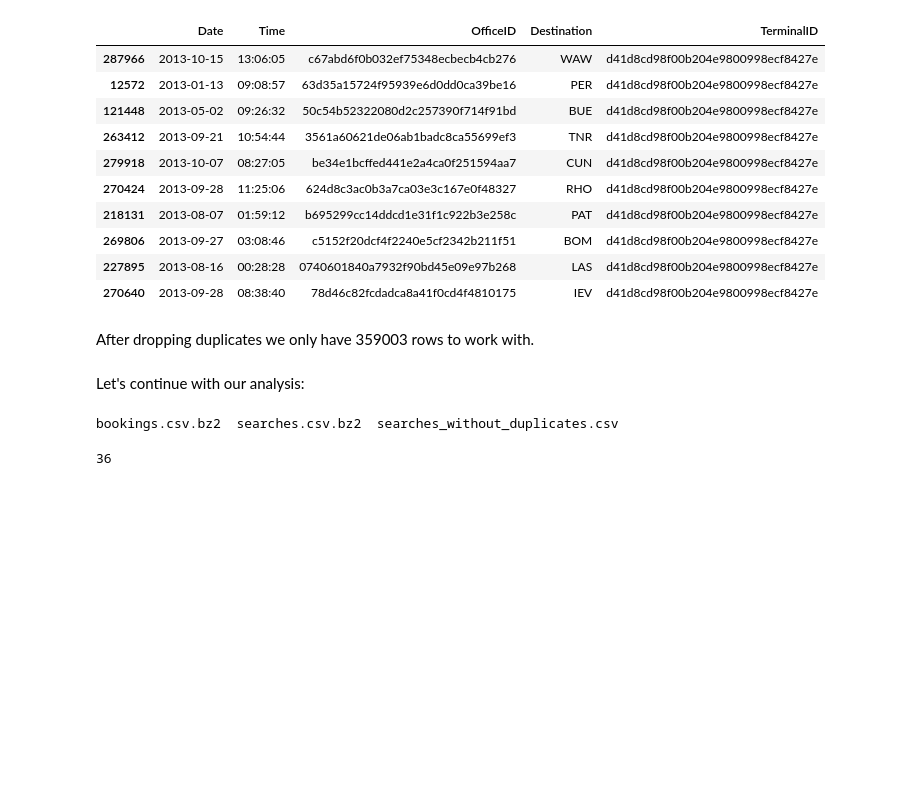
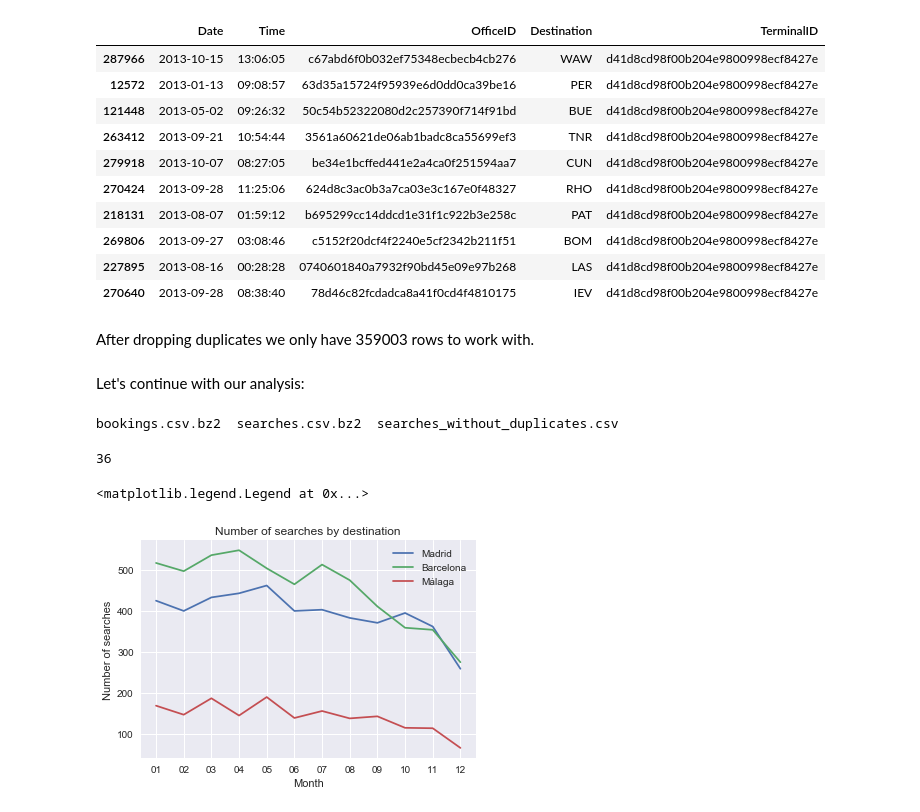
Before and after one commit to Laurajmoreno/DS_Challenge, a Jupyter notebook: Exercise 3 - Number of searches for Madrid, Barcelona and Malaga.ipynb, the cells around one changed output. Saved outputs shown, nothing was run; the diff lists cells and outputs as text; code cells hidden in the pictures; blank space fills up the shorter version.

```diff
--- a/Exercise 3 - Number of searches for Madrid, Barcelona and Malaga.ipynb
+++ b/Exercise 3 - Number of searches for Madrid, Barcelona and Malaga.ipynb
@@ -340,7 +340,8 @@ all_chunks= []
 chunk_counter=0
 
 for df in reader:
-    all_chunks.append(df.drop_duplicates())
+    all_chunks=all_chunks.append(df)
+    all_chunks.drop_duplicates(inplace=True)
     chunk_counter+=1
 
 print(chunk_counter)
@@ -350,0 +350,11 @@ unique_searches_sample = pd.concat(all_chunks)
+# %%
+reader = pd.read_csv('/home/dsc/Data/challenge/searches.csv.bz2',compression='bz2',sep='^', usecols=['Date','Time','OfficeID','TerminalID','Destination'], nrows=100000, iterator=True, chunksize=chksize)
+all_chunks= pd.DataFrame()
+chunk_counter=0
+
+for df in reader:
+    all_chunks=all_chunks.append(df)
+    all_chunks.drop_duplicates(inplace=True)
+    chunk_counter+=1
+
+print(chunk_counter)
@@ -458,3 +456,17 @@ searches_mal = pd.concat(mal_chunks)
 madrid = searches_mad.groupby("Month")[['Destination']].sum().reset_index()
 barcelona = searches_bcn.groupby("Month")[['Destination']].sum().reset_index()
 malaga = searches_mal.groupby("Month")[['Destination']].sum().reset_index()
+# %%
+fig, ax = plt.subplots()
+
+ax1= sns.lineplot(data=madrid, x='Month', y= 'Destination', label='Madrid')
+ax2= sns.lineplot(data=barcelona, x='Month', y= 'Destination', label='Barcelona')
+ax3= sns.lineplot(data=malaga, x='Month', y= 'Destination', label= 'Málaga')
+
+ax.set_title('Number of searches by destination')
+ax.set_xlabel('Month')
+ax.set_ylabel('Number of searches')
+ax.legend()
+# %% [output]
+<matplotlib.legend.Legend at 0x...>
+[figure, added]
```
Also changed, not shown: parts of 5 cells of this notebook.
